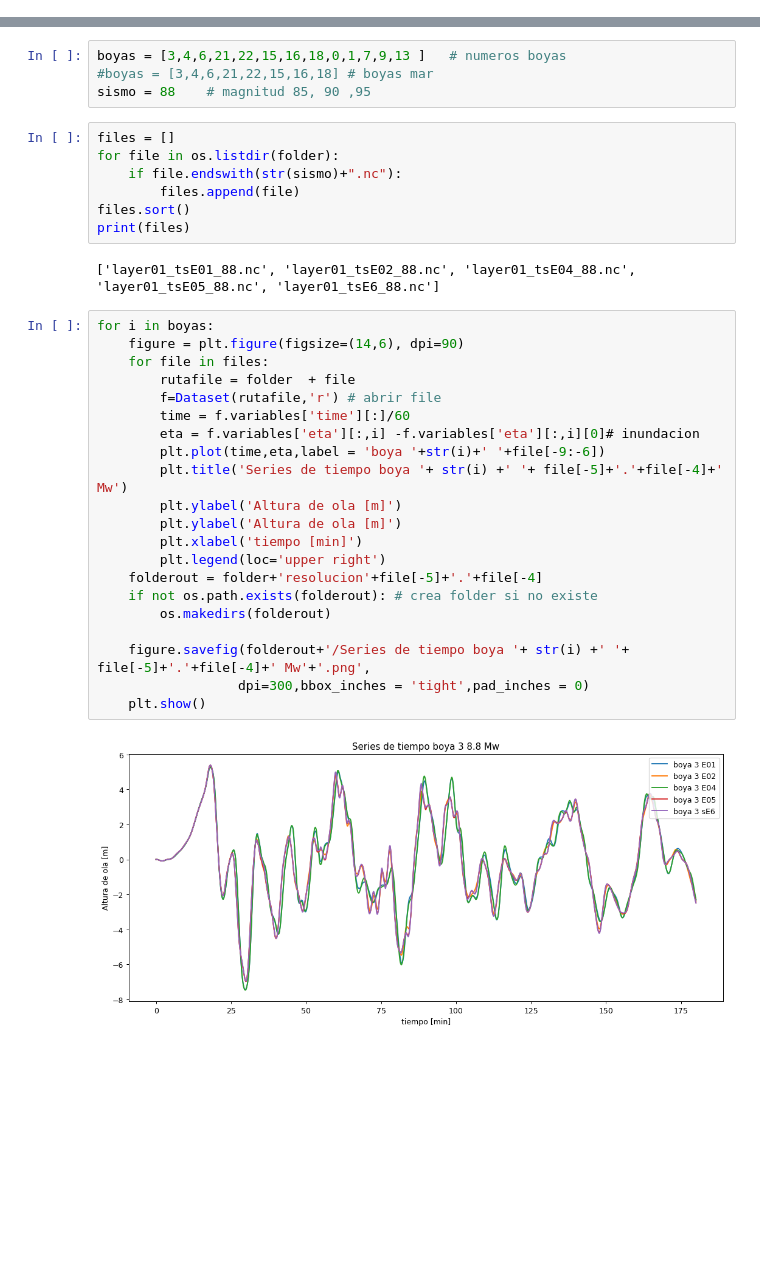
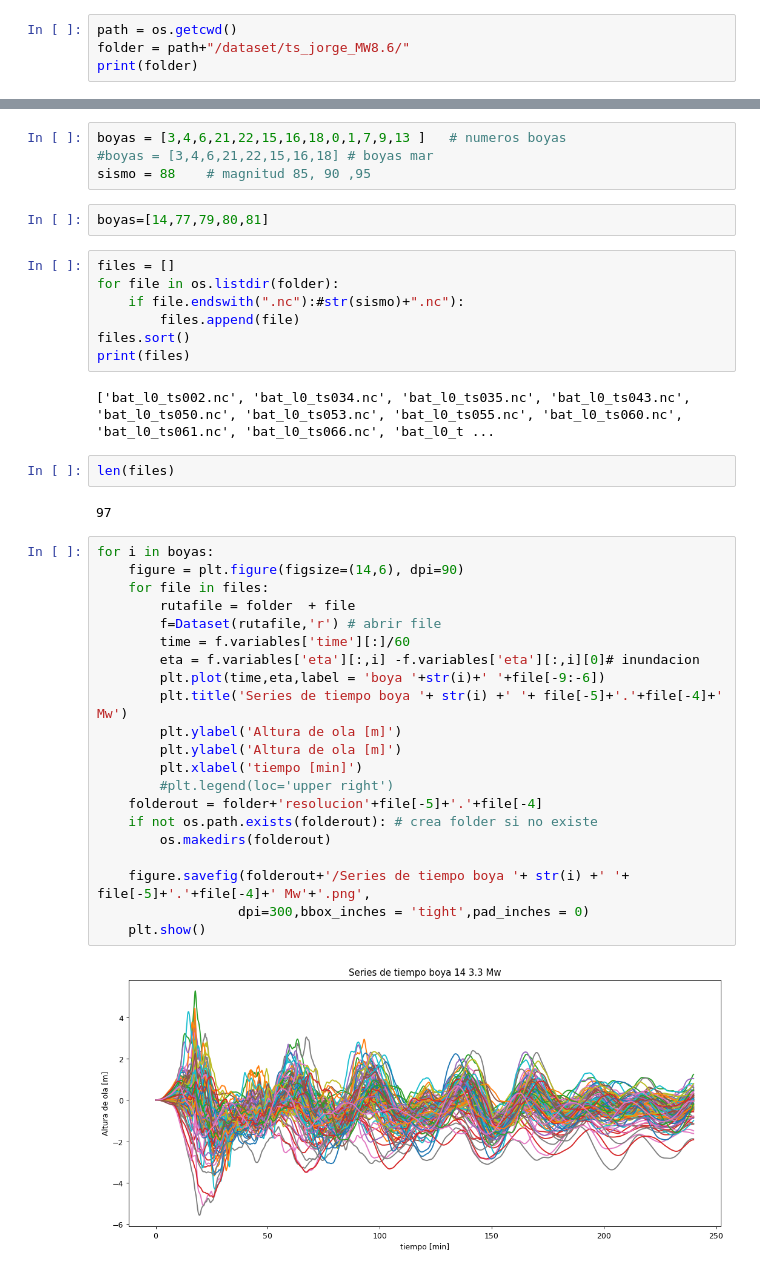
Before and after one commit to jorgenunezc/tsunami-warning, a Jupyter notebook: sensibilidad_boya_resolucion.ipynb, the cells around one changed output, grey strips where cells are left out. Drawn from its saved outputs; the diff is of its cells as text; blank space fills up the shorter version.

```diff
--- a/sensibilidad_boya_resolucion.ipynb
+++ b/sensibilidad_boya_resolucion.ipynb
@@ -13,3 +13,7 @@ folder = path + "4Level/"
 print(folder)
 # %% [output]
 /home/jorge/tsunami-warning/dataset/series_boyas/resolucion/4Level/
+# %%
+path = os.getcwd()
+folder = path+"/dataset/ts_jorge_MW8.6/"
+print(folder)
@@ -26,35 +32,41 @@ Para tener un apoyo vizual de la ubicación de cada una de estas.
 boyas = [3,4,6,21,22,15,16,18,0,1,7,9,13 ]   # numeros boyas
 #boyas = [3,4,6,21,22,15,16,18] # boyas mar
 sismo = 88    # magnitud 85, 90 ,95
+# %%
+boyas=[14,77,79,80,81]
 # %%
 files = []
 for file in os.listdir(folder):
-    if file.endswith(str(sismo)+".nc"):
+    if file.endswith(".nc"):#str(sismo)+".nc"):
         files.append(file)
 files.sort()
 print(files)
 # %% [output]
-['layer01_tsE01_88.nc', 'layer01_tsE02_88.nc', 'layer01_tsE04_88.nc', 'layer01_tsE05_88.nc', 'layer01_tsE6_88.nc']
+['bat_l0_ts002.nc', 'bat_l0_ts034.nc', 'bat_l0_ts035.nc', 'bat_l0_ts043.nc', 'bat_l0_ts050.nc', 'bat_l0_ts053.nc', 'bat_l0_ts055.nc', 'bat_l0_ts060.nc', 'bat_l0_ts061.nc', 'bat_l0_ts066.nc', 'bat_l0_t ...
+# %%
+len(files)
+# %% [output]
+97
 # %%
 for i in boyas:
     figure = plt.figure(figsize=(14,6), dpi=90)
     for file in files:
         rutafile = folder  + file
         f=Dataset(rutafile,'r') # abrir file
         time = f.variables['time'][:]/60
         eta = f.variables['eta'][:,i] -f.variables['eta'][:,i][0]# inundacion
         plt.plot(time,eta,label = 'boya '+str(i)+' '+file[-9:-6])
         plt.title('Series de tiempo boya '+ str(i) +' '+ file[-5]+'.'+file[-4]+' Mw')
         plt.ylabel('Altura de ola [m]')
         plt.ylabel('Altura de ola [m]')
         plt.xlabel('tiempo [min]')
-        plt.legend(loc='upper right')
+        #plt.legend(loc='upper right')
     folderout = folder+'resolucion'+file[-5]+'.'+file[-4]
     if not os.path.exists(folderout): # crea folder si no existe
         os.makedirs(folderout)
 
     figure.savefig(folderout+'/Series de tiempo boya '+ str(i) +' '+ file[-5]+'.'+file[-4]+' Mw'+'.png',
                   dpi=300,bbox_inches = 'tight',pad_inches = 0)
     plt.show()
 # %% [output]
-[figure, old version]
+[figure, new version]
```
Also changed, not shown: parts of 2 cells of this notebook, 3 other files.
